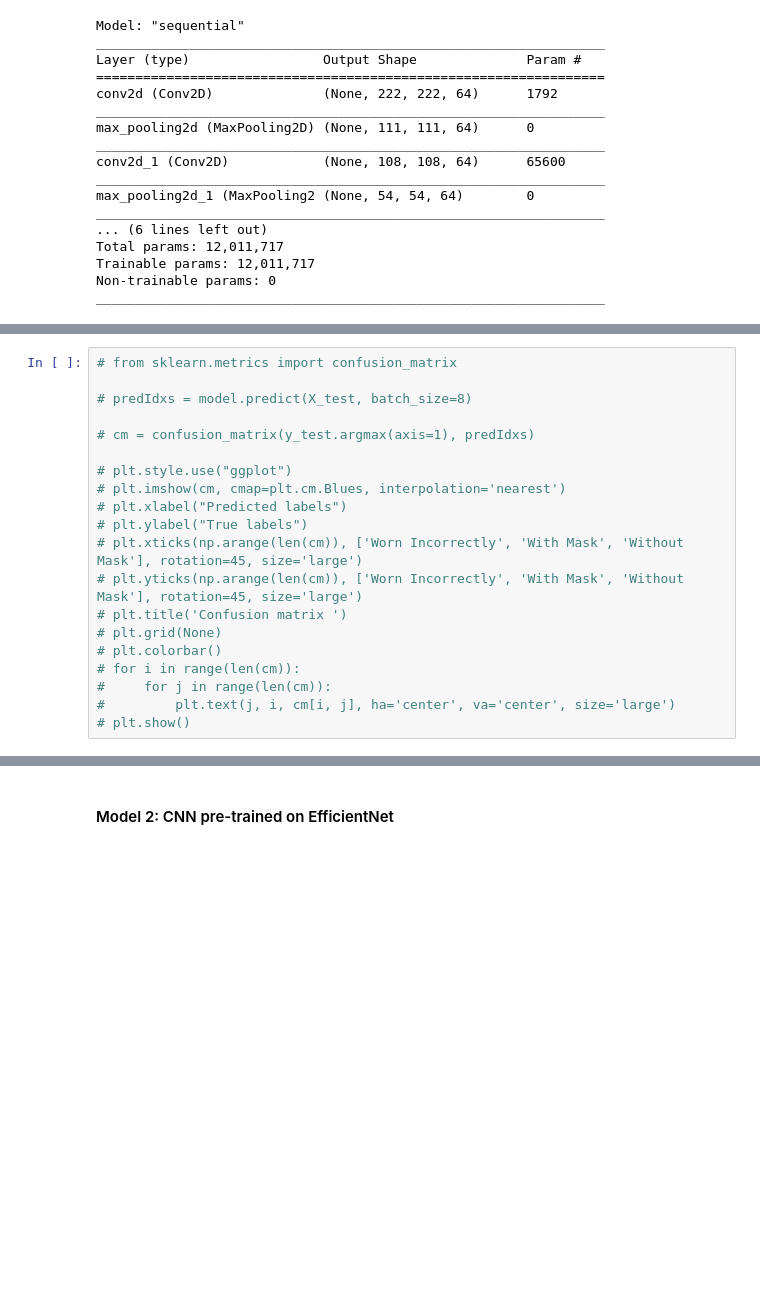
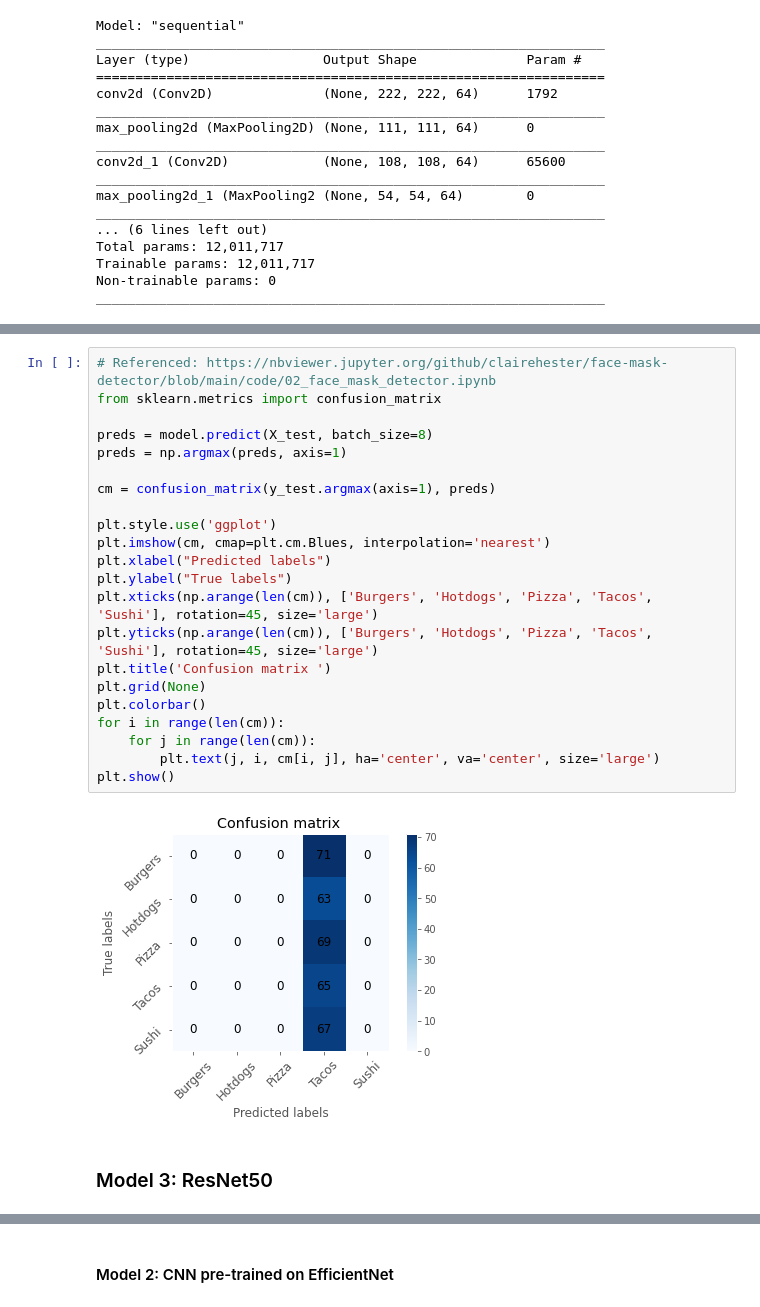
Before and after one commit to choiseun/food-image-classification-via-CNNs, a Jupyter notebook: code/03-eda-visualization.ipynb, the cells around one changed output, grey strips where cells are left out. Cells and saved outputs as stored; diff of their text form; blank space fills up the shorter version.

```diff
--- a/code/03-eda-visualization.ipynb
+++ b/code/03-eda-visualization.ipynb
@@ -184,20 +182,26 @@ _________________________________________________________________
 # %%
-# from sklearn.metrics import confusion_matrix
+# Referenced: https://nbviewer.jupyter.org/github/clairehester/face-mask-detector/blob/main/code/02_face_mask_detector.ipynb
+from sklearn.metrics import confusion_matrix
 
-# predIdxs = model.predict(X_test, batch_size=8)
+preds = model.predict(X_test, batch_size=8)
+preds = np.argmax(preds, axis=1)
 
-# cm = confusion_matrix(y_test.argmax(axis=1), predIdxs)
+cm = confusion_matrix(y_test.argmax(axis=1), preds)
 
-# plt.style.use("ggplot")
-# plt.imshow(cm, cmap=plt.cm.Blues, interpolation='nearest')
-# plt.xlabel("Predicted labels")
-# plt.ylabel("True labels")
-# plt.xticks(np.arange(len(cm)), ['Worn Incorrectly', 'With Mask', 'Without Mask'], rotation=45, size='large')
-# plt.yticks(np.arange(len(cm)), ['Worn Incorrectly', 'With Mask', 'Without Mask'], rotation=45, size='large')
-# plt.title('Confusion matrix ')
-# plt.grid(None)
-# plt.colorbar()
-# for i in range(len(cm)):
-#     for j in range(len(cm)):
-#         plt.text(j, i, cm[i, j], ha='center', va='center', size='large')
-# plt.show()
+plt.style.use('ggplot')
+plt.imshow(cm, cmap=plt.cm.Blues, interpolation='nearest')
+plt.xlabel("Predicted labels")
+plt.ylabel("True labels")
+plt.xticks(np.arange(len(cm)), ['Burgers', 'Hotdogs', 'Pizza', 'Tacos', 'Sushi'], rotation=45, size='large')
+plt.yticks(np.arange(len(cm)), ['Burgers', 'Hotdogs', 'Pizza', 'Tacos', 'Sushi'], rotation=45, size='large')
+plt.title('Confusion matrix ')
+plt.grid(None)
+plt.colorbar()
+for i in range(len(cm)):
+    for j in range(len(cm)):
+        plt.text(j, i, cm[i, j], ha='center', va='center', size='large')
+plt.show()
+# %% [output]
+[figure, added]
+# %% [markdown]
+### Model 3: ResNet50
```
Also changed, not shown: parts of 16 cells of this notebook, 1 other file.
